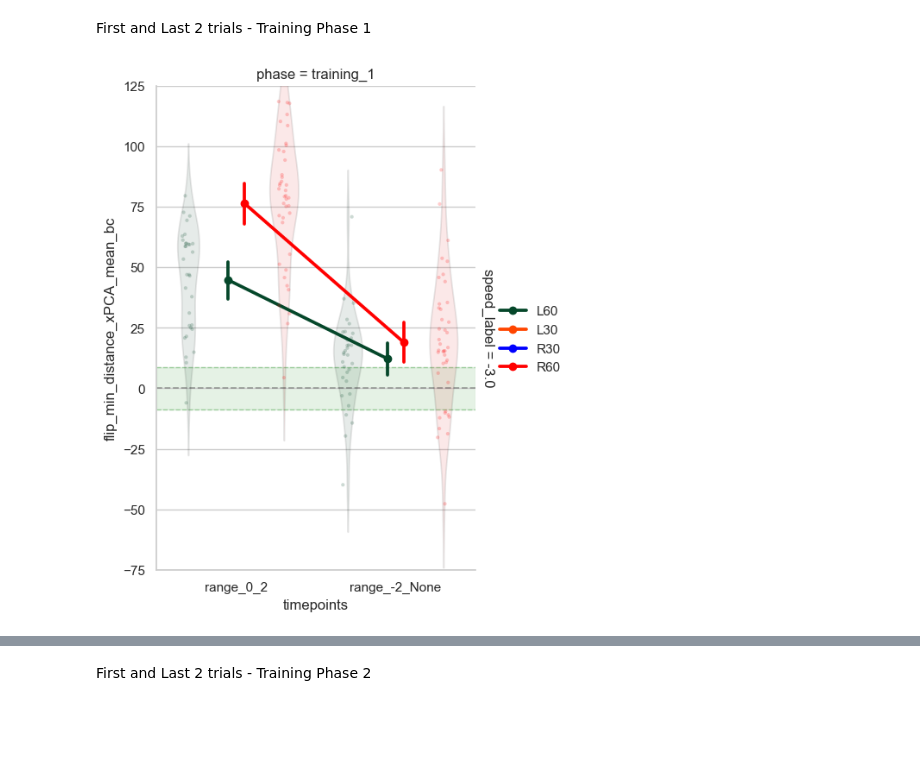
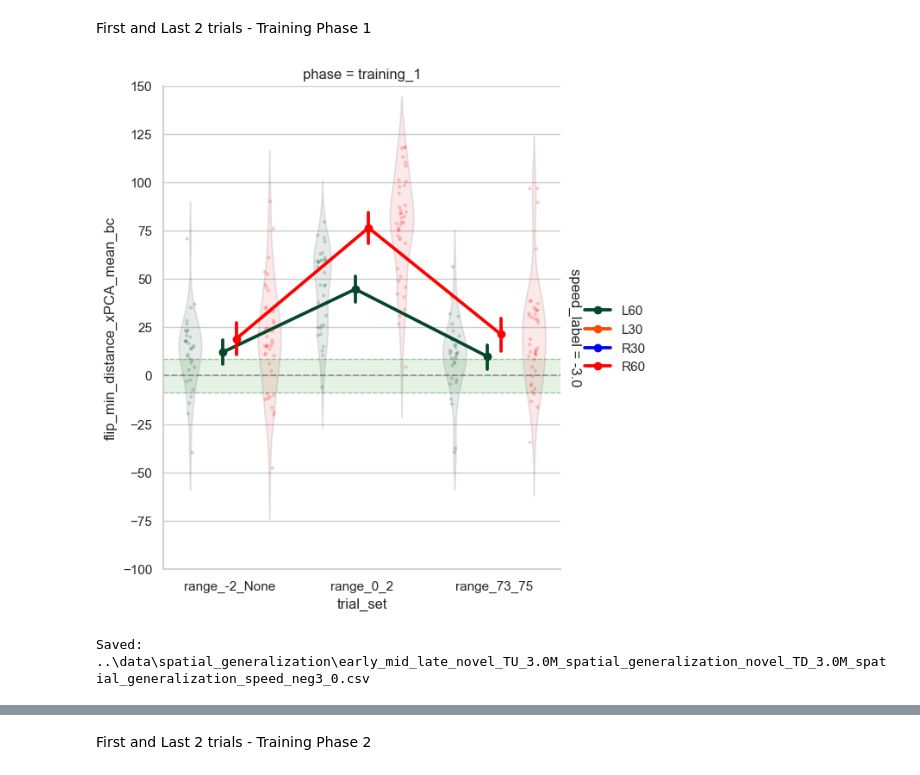
Before and after one commit to jacobjb02/vr-motor-adaptation-notebooks, a Jupyter notebook: Notebook/Spatial_Generalization_working.ipynb, the cells around one changed output, grey strips where cells are left out. Saved outputs shown, nothing was run; the diff lists cells and outputs as text; code cells hidden in the pictures; blank space fills up the shorter version.

```diff
--- a/Notebook/Spatial_Generalization_working.ipynb
+++ b/Notebook/Spatial_Generalization_working.ipynb
@@ -782,28 +784,37 @@ hit max None
 # %% [markdown]
 First and Last 2 trials - Training Phase 1
 # %%
-df_trials_0_1_224_225 = extract_ranges_index(df_t1,
-               ranges = [(0,2), (-2,None)],
-               time_col = 'phase_trial_num',
-               group_cols = ['ppid_full','experiment', 'phase']
+from src.early_late_exposure import extract_ranges_index
+
+df_trial_ranges = extract_ranges_index(df_bc,
+               ranges = [(0,2), (73,75), (-2,None)],
+               time_col = 'trial_num',
+               group_cols = ['ppid_full','target_x_label'],
+               phases_to_keep = ['training_1']
               )
 
-
-df_trials_0_1_224_225.head(20)
-
-# # # turn tmp into a csv, then bring over to the R analysis file
-# # file_name = f"df_trials_75_vs_225.csv"
-# # file_path = f"..\\data\\spatial_generalization\\{file_name}"
-
-# df_trials_75_225.to_csv(file_path, index=False)
-
 from src.plotting import plot_slopes
-plot_slopes(df_trials_0_1_224_225,
-                         x_col='timepoints',
+plot_slopes(df_trial_ranges,
+                         x_col='trial_set',
                          y_col='flip_min_distance_xPCA_mean_bc',
                          hue_var='target_x_label',
                          facet_col='phase',
                          facet_row='speed_label'
                             )
+
+# for an analysis, we will save this df
+exp_tags = "_".join(df_trial_ranges['experiment'].unique().astype(str))
+
+# Extract unique water speeds, rounded to prevent floating point noise
+speeds = df_trial_ranges['water_speed_m_s'].unique()
+speed_tags = "_".join([str(round(s, 1)).replace('-', 'neg').replace('.', '_') for s in np.sort(speeds)])
+
+# construct the combined filename
+file_name = f"early_mid_late_{exp_tags}_speed_{speed_tags}.csv"
+file_path = f"..\\data\\spatial_generalization\\{file_name}"
+
+df_trial_ranges.to_csv(file_path, index=False)
+print(f"Saved: {file_path}")
 # %% [output]
-[figure, old version]
+[figure, new version]
+Saved: ..\data\spatial_generalization\early_mid_late_novel_TU_3.0M_spatial_generalization_novel_TD_3.0M_spatial_generalization_speed_neg3_0.csv
```
Also changed, not shown: parts of 4 cells of this notebook, 3 other files.
